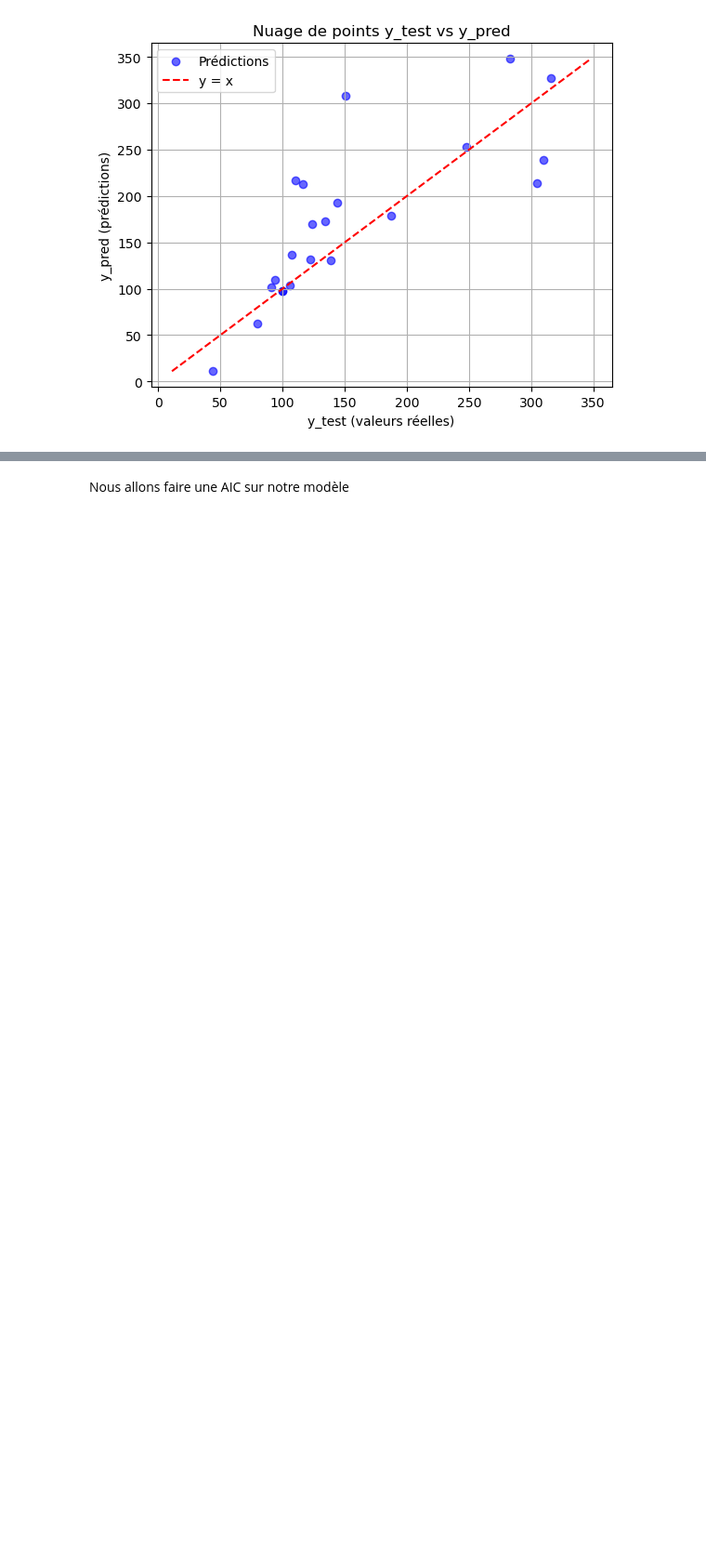
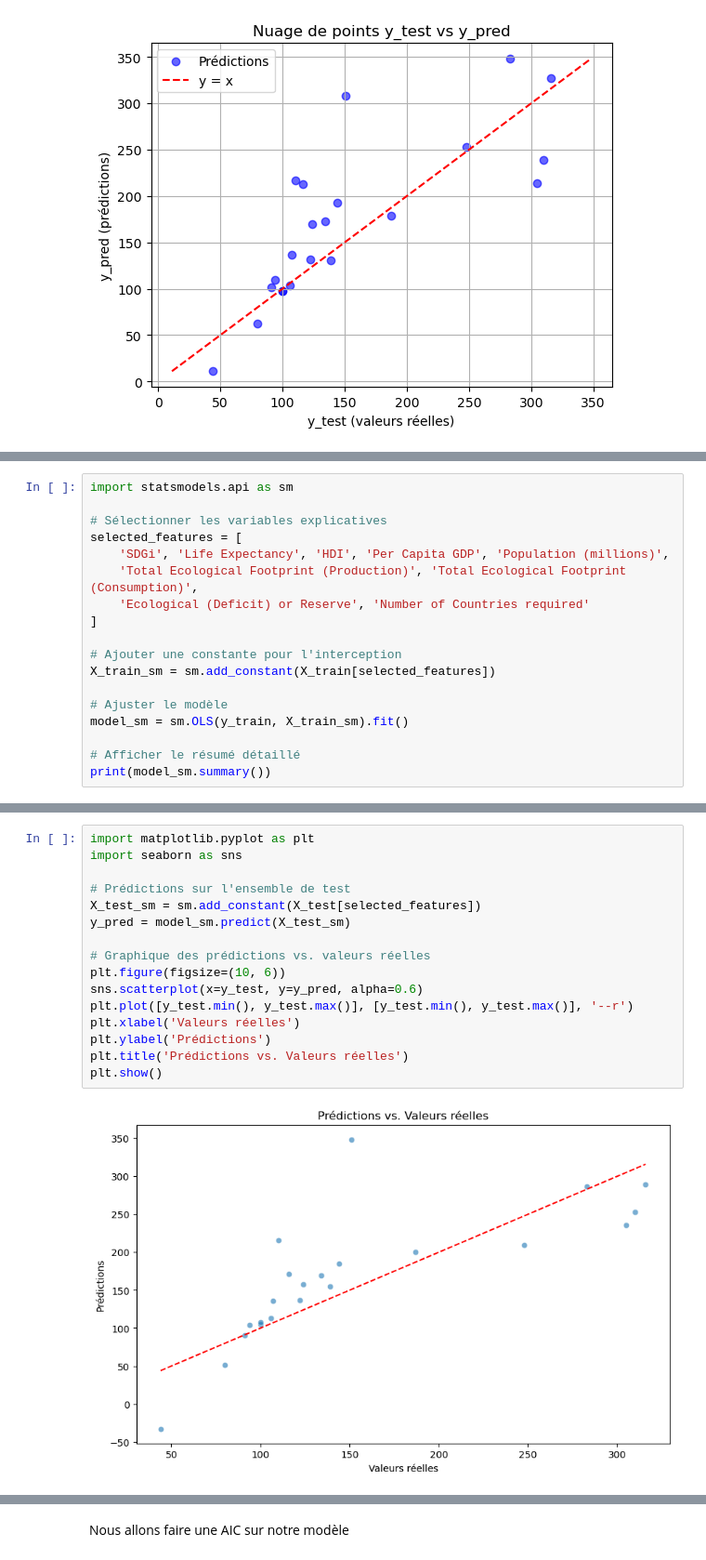
Before and after one commit to anna-cochat/Data_NA_project, a Jupyter notebook: Scénario1.ipynb, the cells around one changed output, grey strips where cells are left out. Shown at 93% size. Drawn from its saved outputs; the diff is of its cells as text; blank space fills up the shorter version.

```diff
--- a/Scénario1.ipynb
+++ b/Scénario1.ipynb
@@ -428,0 +281,18 @@ LinearRegression()
+# %%
+import statsmodels.api as sm
+
+# Sélectionner les variables explicatives
+selected_features = [
+    'SDGi', 'Life Expectancy', 'HDI', 'Per Capita GDP', 'Population (millions)',
+    'Total Ecological Footprint (Production)', 'Total Ecological Footprint (Consumption)',
+    'Ecological (Deficit) or Reserve', 'Number of Countries required'
+]
+
+# Ajouter une constante pour l'interception
+X_train_sm = sm.add_constant(X_train[selected_features])
+
+# Ajuster le modèle
+model_sm = sm.OLS(y_train, X_train_sm).fit()
+
+# Afficher le résumé détaillé
+print(model_sm.summary())
@@ -428,0 +317,18 @@ LinearRegression()
+# %%
+import matplotlib.pyplot as plt
+import seaborn as sns
+
+# Prédictions sur l'ensemble de test
+X_test_sm = sm.add_constant(X_test[selected_features])
+y_pred = model_sm.predict(X_test_sm)
+
+# Graphique des prédictions vs. valeurs réelles
+plt.figure(figsize=(10, 6))
+sns.scatterplot(x=y_test, y=y_pred, alpha=0.6)
+plt.plot([y_test.min(), y_test.max()], [y_test.min(), y_test.max()], '--r')
+plt.xlabel('Valeurs réelles')
+plt.ylabel('Prédictions')
+plt.title('Prédictions vs. Valeurs réelles')
+plt.show()
+# %% [output]
+[figure, added]
```
Also changed, not shown: parts of 24 cells of this notebook, 6 other files.
